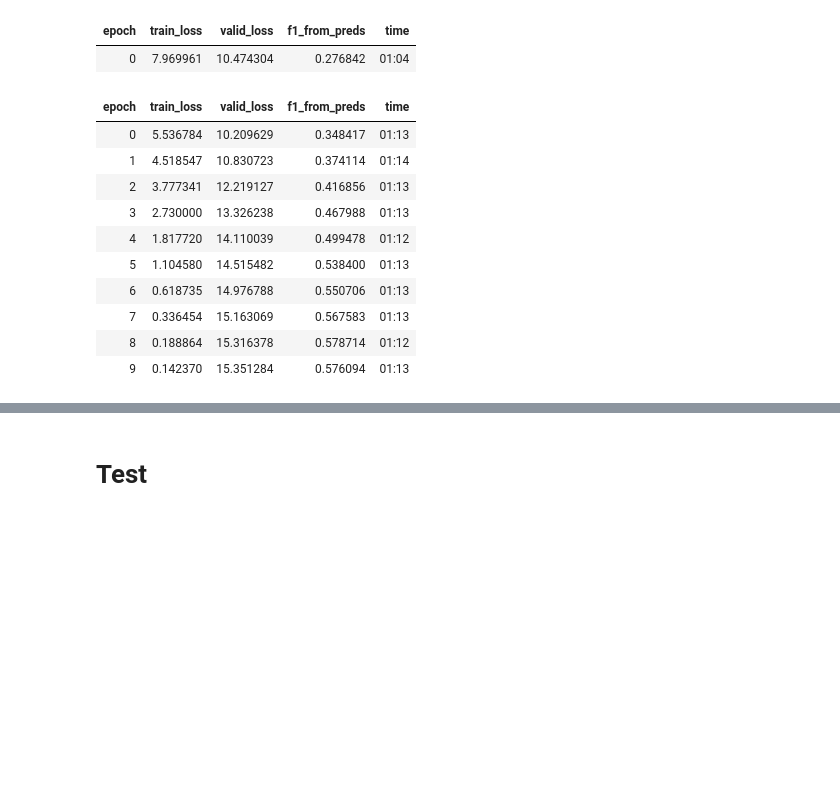
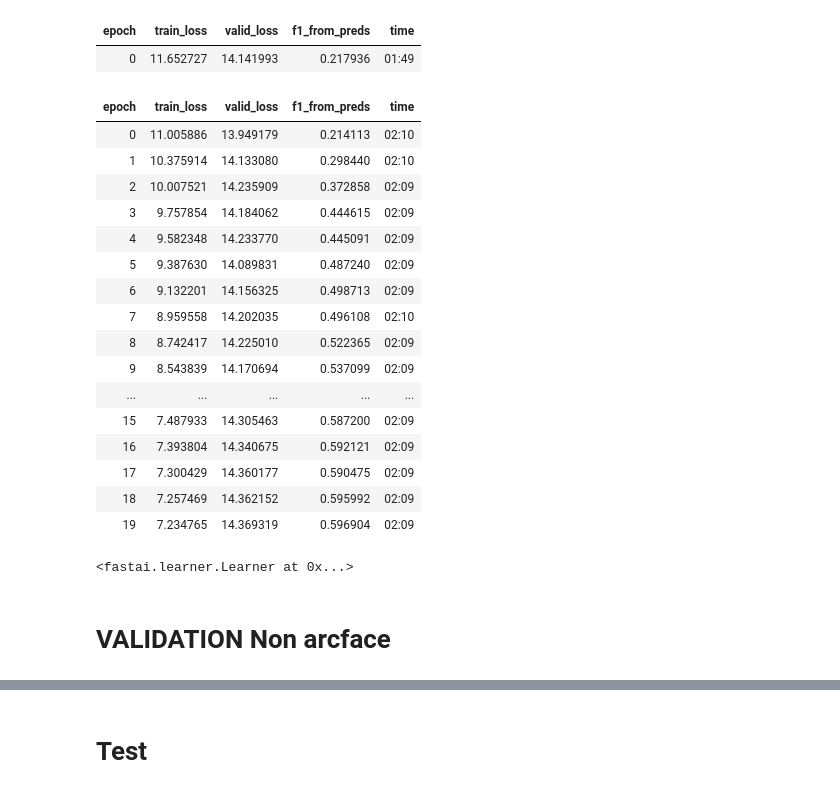
Before and after one commit to slawekslex/shopee, a Jupyter notebook: ImageOnly.ipynb, the cells around one changed output, grey strips where cells are left out. Drawn from its saved outputs; the diff is of its cells as text; code cells hidden in the pictures; blank space fills up the shorter version.

```diff
--- a/ImageOnly.ipynb
+++ b/ImageOnly.ipynb
@@ -9,6 +17,6 @@ from tqdm.notebook import tqdm
 # %%
 conf = {
-    'bs':180,
+    'bs':64,
     'arch':resnet34,
     'split':0
 }
@@ -109,2 +143,41 @@ def treshold_finder(embs, y):
+# %%
+class ArcFaceClassifier(nn.Module):
+    def __init__(self, emb_size, output_classes):
+        super().__init__()
+        self.W = nn.Parameter(torch.Tensor(emb_size, output_classes))
+        nn.init.kaiming_uniform_(self.W)
+    def forward(self, x):
+        # Step 1:
+        x_norm = F.normalize(x)
+        W_norm = F.normalize(self.W, dim=0)
+        # Step 2:
+        return x_norm @ W_norm
+# %%
+def create_head(nf, n_out, mid_size=256):
+    layers = [AdaptiveConcatPool2d(), Flatten()]
+    layers += LinBnDrop(nf *2, mid_size, p=.26, act=nn.ReLU(inplace=True))
+    #layers += LinBnDrop(nf *2, mid_size, p=.26)
+    layers += LinBnDrop(mid_size, n_out, p=.5)
+    return nn.Sequential(*layers)
+
+def arcface_head(nf, n_out, mid_size=512):
+    layers = list(create_head(nf, n_out, mid_size).children())
+    layers[-1] = ArcFaceClassifier(mid_size, n_out)
+    return nn.Sequential(*layers)
+
+def arcface_loss(cosine, targ, m=.4, s=10):
+    cosine = cosine.clip(-1+1e-7, 1-1e-7)
+    arcosine = cosine.arccos()
+    arcosine += F.one_hot(targ, num_classes = dls.c) * m
+    cosine2 = arcosine.cos()
+    cosine2 *= s
+    return F.cross_entropy(cosine2, targ)
+
+def new_model(head_func=arcface_head):
+    body = create_body(conf['arch'], cut=-2)
+    nf = num_features_model(nn.Sequential(*body.children()))
+    #head = create_head(512, dls.c, mid_size=256)
+    head = head_func(nf, dls.c, mid_size=512)
+    return nn.Sequential(body, head)
 # %%
-learn = cnn_learner(dls,conf['arch'], metrics=[AccumMetric(f1_from_preds, flatten=False)])
+learn = Learner(dls,new_model(),splitter=_resnet_split, loss_func=arcface_loss, metrics=[AccumMetric(f1_from_preds, flatten=False)])
@@ -111,16 +186,22 @@ learn = cnn_learner(dls,conf['arch'], metrics=[AccumMetric(f1_from_preds, flatte
 # %%
-learn.fine_tune(10,1e-2)
+learn.fine_tune(20,1e-2)
 # %% [output]
 | epoch | train_loss | valid_loss | f1_from_preds | time |
-| 0 | 7.969961 | 10.474304 | 0.276842 | 01:04 |
+| 0 | 11.652727 | 14.141993 | 0.217936 | 01:49 |
 | epoch | train_loss | valid_loss | f1_from_preds | time |
-| 0 | 5.536784 | 10.209629 | 0.348417 | 01:13 |
-| 1 | 4.518547 | 10.830723 | 0.374114 | 01:14 |
-| 2 | 3.777341 | 12.219127 | 0.416856 | 01:13 |
-| 3 | 2.730000 | 13.326238 | 0.467988 | 01:13 |
-| 4 | 1.817720 | 14.110039 | 0.499478 | 01:12 |
-| 5 | 1.104580 | 14.515482 | 0.538400 | 01:13 |
-| 6 | 0.618735 | 14.976788 | 0.550706 | 01:13 |
-| 7 | 0.336454 | 15.163069 | 0.567583 | 01:13 |
-| 8 | 0.188864 | 15.316378 | 0.578714 | 01:12 |
-| 9 | 0.142370 | 15.351284 | 0.576094 | 01:13 |
+| 0 | 11.005886 | 13.949179 | 0.214113 | 02:10 |
+| 1 | 10.375914 | 14.133080 | 0.298440 | 02:10 |
+| 2 | 10.007521 | 14.235909 | 0.372858 | 02:09 |
+| 3 | 9.757854 | 14.184062 | 0.444615 | 02:09 |
+| 4 | 9.582348 | 14.233770 | 0.445091 | 02:09 |
+| 5 | 9.387630 | 14.089831 | 0.487240 | 02:09 |
+| 6 | 9.132201 | 14.156325 | 0.498713 | 02:09 |
+| 7 | 8.959558 | 14.202035 | 0.496108 | 02:10 |
+| 8 | 8.742417 | 14.225010 | 0.522365 | 02:09 |
+| 9 | 8.543839 | 14.170694 | 0.537099 | 02:09 |
+| ... | ... | ... | ... | ... |
+| 15 | 7.487933 | 14.305463 | 0.587200 | 02:09 |
+| 16 | 7.393804 | 14.340675 | 0.592121 | 02:09 |
+| 17 | 7.300429 | 14.360177 | 0.590475 | 02:09 |
+| 18 | 7.257469 | 14.362152 | 0.595992 | 02:09 |
+| 19 | 7.234765 | 14.369319 | 0.596904 | 02:09 |
@@ -128,0 +208,6 @@ learn.save('resnet34')
+# %%
+learn.load('resnet34_arcface')
+# %% [output]
+<fastai.learner.Learner at 0x...>
+# %% [markdown]
+# VALIDATION Non arcface
```
Also changed, not shown: parts of 62 cells of this notebook, 4 other files.
